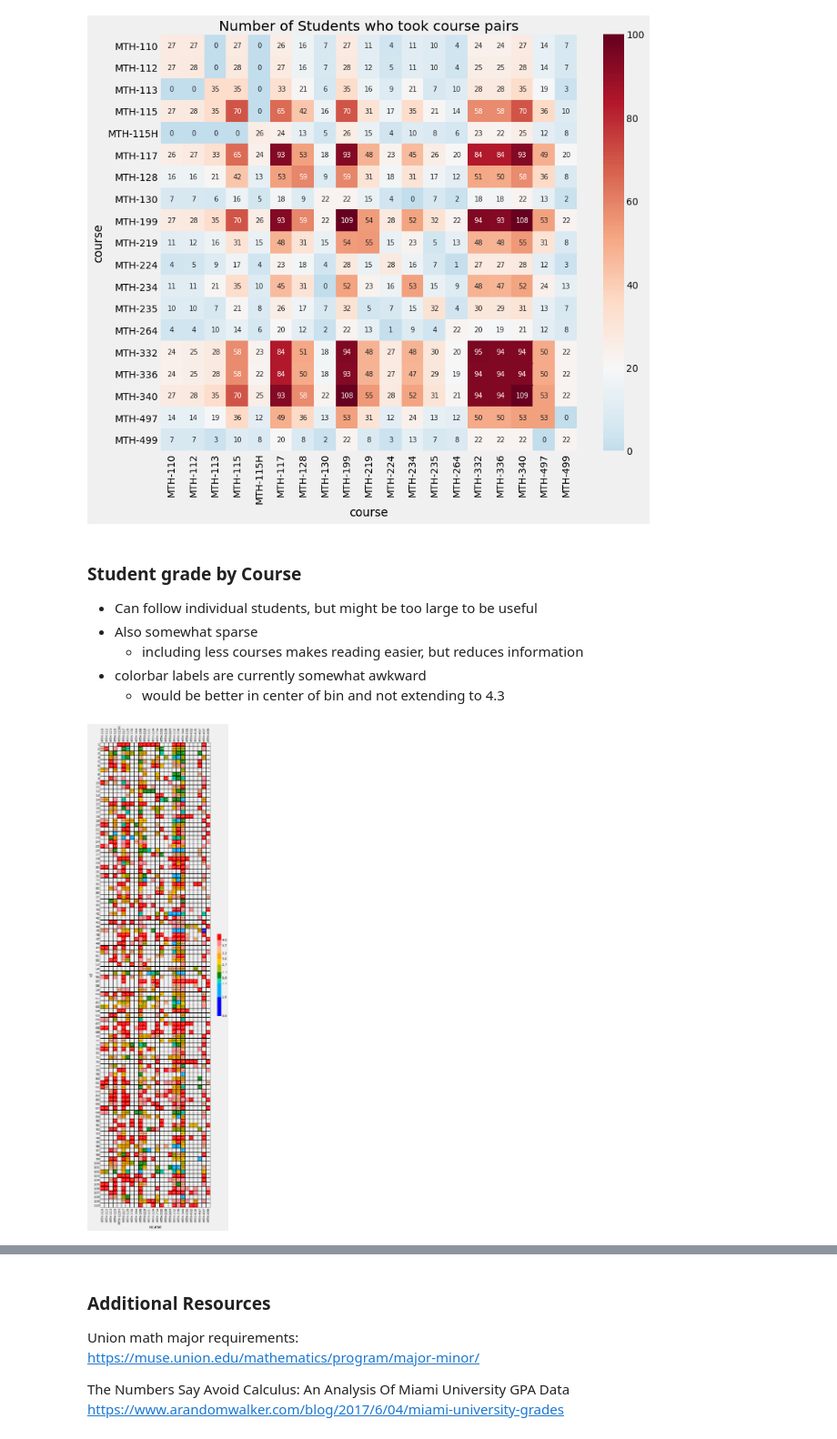
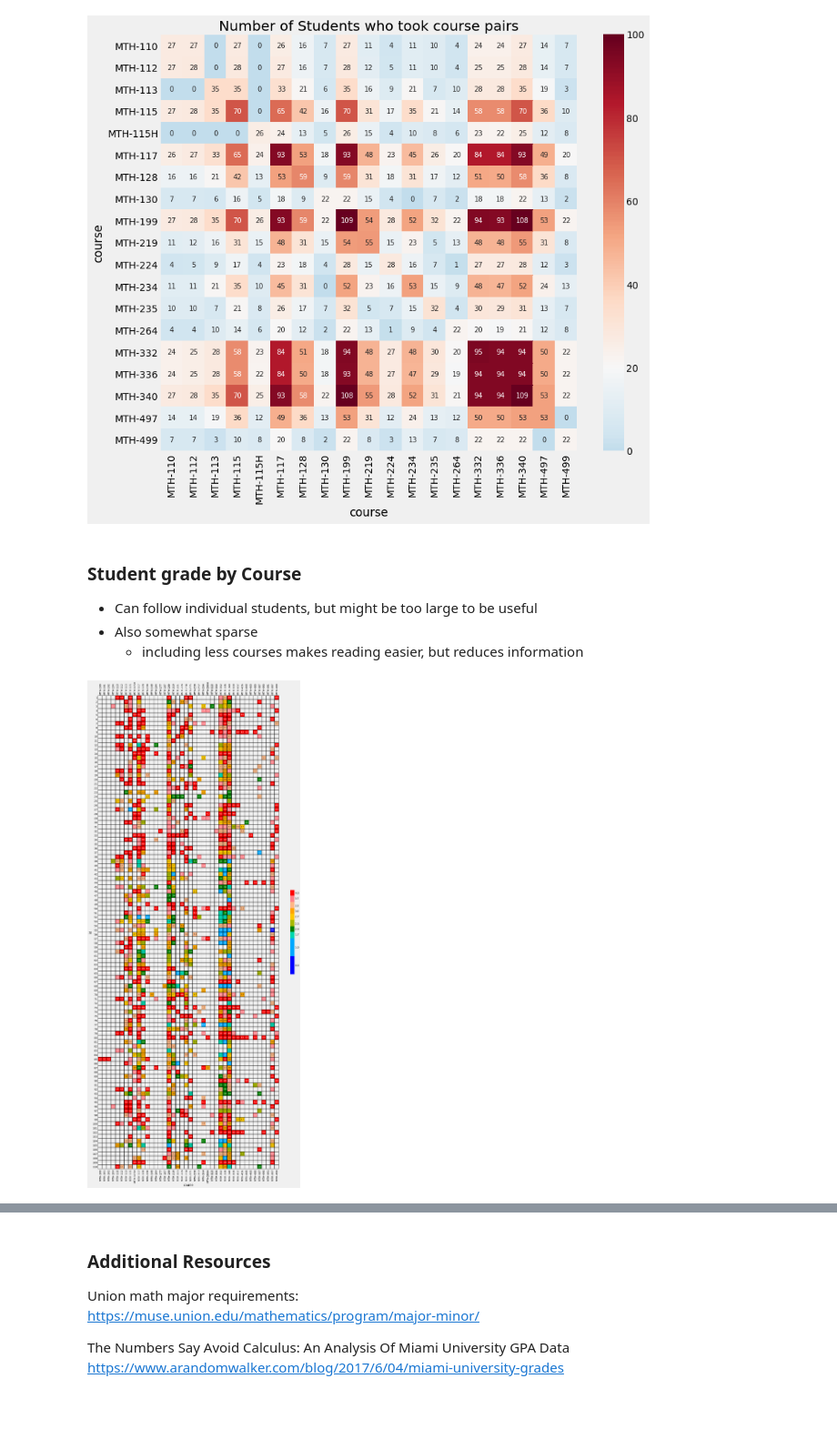
Before and after one commit to pmgasper/union_students, a Jupyter notebook: data_exploration.ipynb, the cells around one changed output, grey strips where cells are left out. Shown at 91% size. Cells and saved outputs as stored; diff of their text form; code cells hidden in the pictures; blank space fills up the shorter version.

Commit message:
Added student grades by course graph by class

```diff
--- a/data_exploration.ipynb
+++ b/data_exploration.ipynb
@@ -671,5 +671,3 @@ plt.show()
 * Can follow individual students, but might be too large to be useful
 * Also somewhat sparse
   + including less courses makes reading easier, but reduces information
-* colorbar labels are currently somewhat awkward
-  + would be better in center of bin and not extending to 4.3
@@ -680,35 +674,38 @@ plt.show()
 # %%
-# Grades by student by course
-min_count = 10    # exclude courses taken less than min_count times
+# Grades by student by course - showing all classes
+min_count = 1    # exclude courses taken less than min_count times
+include = ['MTH-100', 'MTH-101', 'MTH-102']  # include regardles of time taken
 
 graph_data = (data.groupby('course')
-                  .filter(lambda group: len(group) >= min_count)
+                  .filter(lambda group: (len(group) >= min_count) |
+                                        (group.course.max() in include))
                   .pivot_table('point', 'id', 'course', aggfunc='max')
              )
-fig = plt.figure(figsize=(10, 40))
+
+include = graph_data.columns   # For use in graphing by class (next cell)
+
+fig = plt.figure(figsize=(20, 50))
 colors = ['blue', 'cyan', 'green', 'gold', 'orange', 'pink', 'red']
 cmap = plt_colors.LinearSegmentedColormap.from_list('custom_cb', colors)
-bounds = np.append(np.array(point_rank[::-1]) - 0.01, 4.3)
+bounds=[-0.5, 0.5, 1.5, 1.85, 2.15, 2.5, 2.85, 3.15, 3.5, 3.85, 4.15]
 norm = plt_colors.BoundaryNorm(bounds, cmap.N)
 
 ax = (sns.heatmap(graph_data,
                   vmin=0, vmax=4,
                   cmap=cmap,
                   cbar_kws={'shrink':0.16, 'cmap':cmap, 'norm':norm,
                             'ticks':point_rank,
-                            'ticklocation':point_rank,
                             'spacing':'proportional',
                             'format':'%.1f'},
                   linewidth=1, linecolor='black',
                   annot=True, fmt='.1f', annot_kws={'fontsize':10},
                   square=True,
                   norm=norm
                 )
      )
 
 ax.xaxis.set_tick_params(labeltop=True)
 plt.xticks(rotation=90)
-
 plt.show()
 # %% [output]
-[figure, old version]
+[figure, new version]
```
Also changed, not shown: parts of 8 cells of this notebook.
